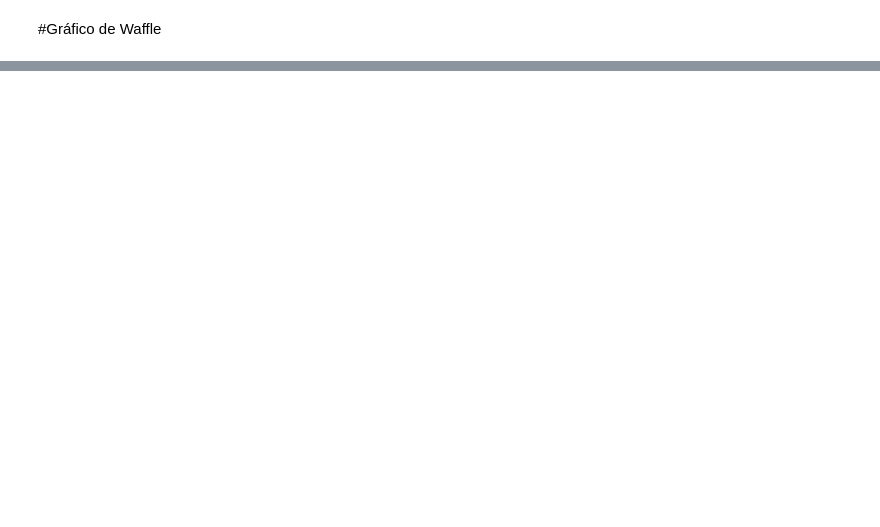
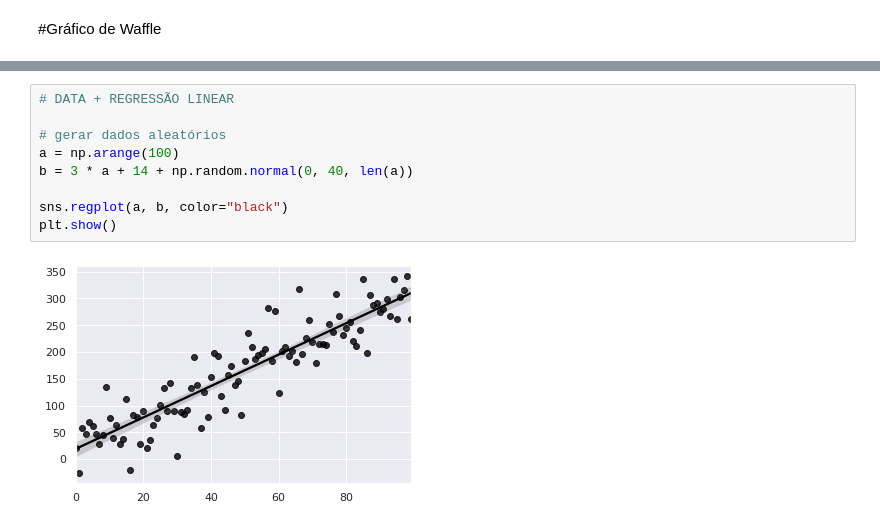
Before and after one commit to DAVIDKSOUSA/DATA-SCIENCE-NA-PR-TICA, a Jupyter notebook: Visualizando_Dados.ipynb, the cells around one changed output, grey strips where cells are left out. Drawn from its saved outputs; the diff is of its cells as text; blank space fills up the shorter version.

```diff
--- a/Visualizando_Dados.ipynb
+++ b/Visualizando_Dados.ipynb
@@ -520,0 +424,11 @@ SyntaxError: ignored
+# %%
+# DATA + REGRESSÃO LINEAR
+
+# gerar dados aleatórios
+a = np.arange(100)
+b = 3 * a + 14 + np.random.normal(0, 40, len(a))
+
+sns.regplot(a, b, color="black")
+plt.show()
+# %% [output]
+[figure, added]
```
Also changed, not shown: parts of 38 cells of this notebook.
